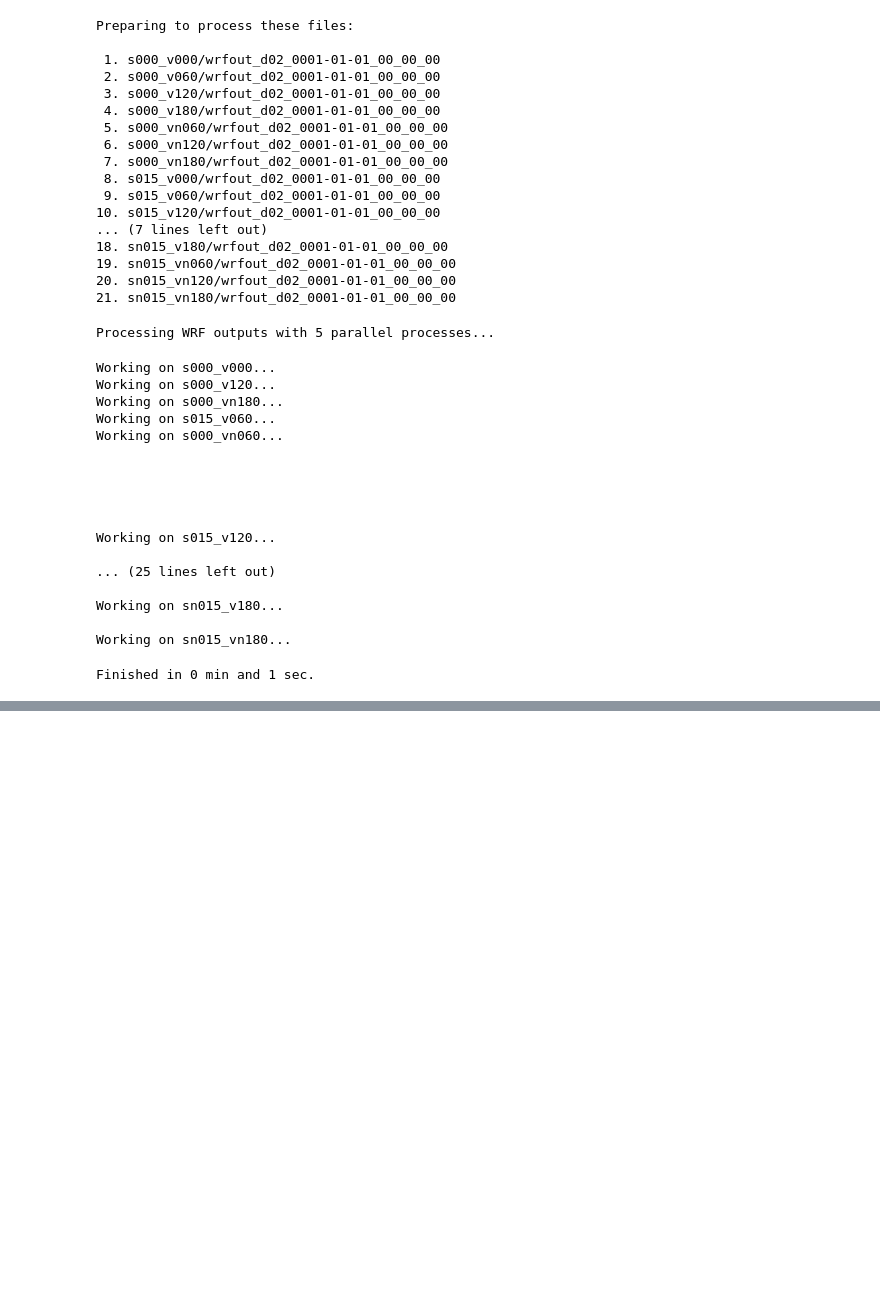
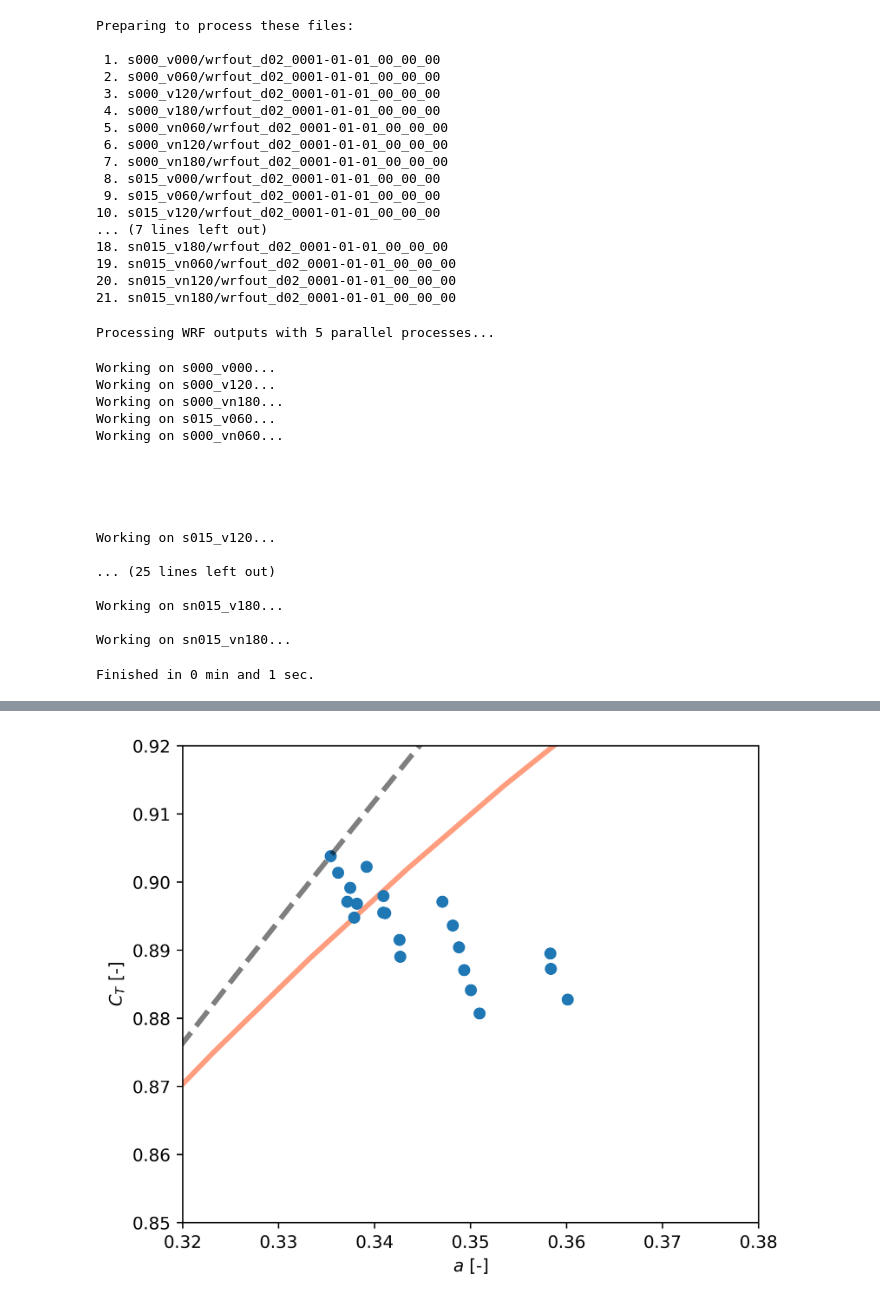
Before and after one commit to StormMata/wrf_les_sweep, a Jupyter notebook: runs/10MW/rate/validate/rate.ipynb, the cells around one changed output, grey strips where cells are left out. Saved outputs shown, nothing was run; the diff lists cells and outputs as text; code cells hidden in the pictures; blank space fills up the shorter version.

```diff
--- a/runs/10MW/rate/validate/rate.ipynb
+++ b/runs/10MW/rate/validate/rate.ipynb
@@ -18,6 +18,8 @@ opt_params['exclude_time']   = 7
 opt_params['save_interval']  = 10
 
 opt_params['base_dir']       = '/scratch/09909/smata/wrf_les_sweep/runs/10MW/rate/validate'
+
+opt_params['gp_dir']         = '/scratch/09909/smata/induction_modeling/gaussian_process/10MW/validation_data/'
 
 opt_params['wrf_path']       = '/work2/09909/smata/stampede3/WRF_LES'
 opt_params['template_path']  = '/scratch/09909/smata/wrf_les_sweep/templates'
@@ -150,3 +152,5 @@ Working on sn015_v180...
 
 Working on sn015_vn180...
 Finished in 0 min and 1 sec.
+# %%
+validate_data = gpr.generate_train_data(opt_params, D=199)
@@ -152,0 +175,27 @@ Finished in 0 min and 1 sec.
+# %%
+import matplotlib.pyplot as plt
+
+fig, ax = plt.subplots(figsize=(6, 5))
+
+a_mad, ct_mad = postproc.madsen_ref()
+a_mom, ct_mom = postproc.classical_ref()
+
+ax.plot(a_mom, ct_mom, '#ff3c00',linewidth=3,alpha = 0.5, zorder = 1)
+ax.plot(a_mad, ct_mad, 'k--',linewidth=3,alpha=0.5,zorder=2)
+
+ax.scatter(validate_data['ind_rotor'], validate_data['cot_rotor'])
+
+ax.set_xlabel('$a$ [-]')
+ax.set_ylabel('$C_T$ [-]')
+
+# ax.set_xlim([0,0.75])
+# ax.set_ylim([0,1.5])
+
+ax.set_xlim([0.32,0.38])
+ax.set_ylim([0.85,0.92])
+
+# plt.legend(title='$U_{\infty}$ [m/s]')
+
+plt.show()
+# %% [output]
+[figure, added]
```
Also changed, not shown: parts of 5 cells of this notebook, 6 other files.
